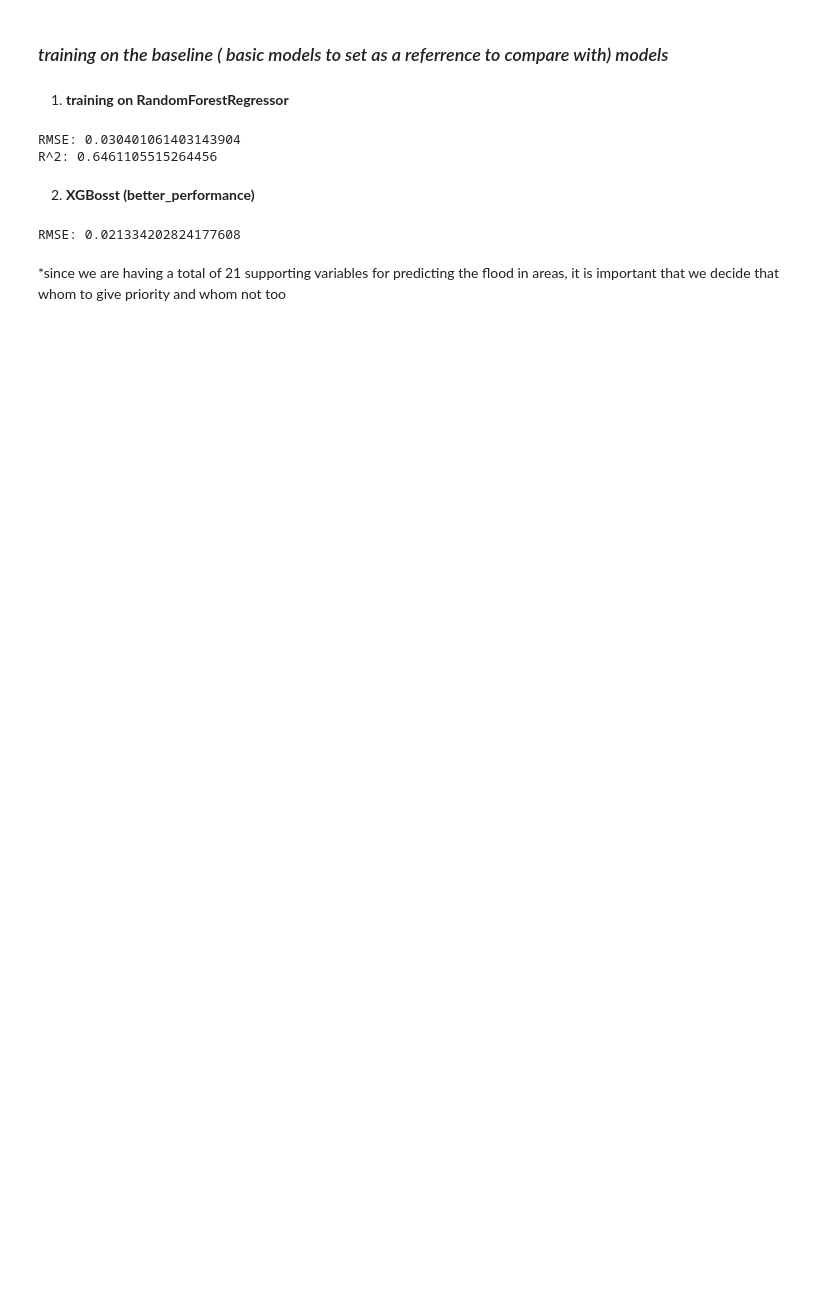
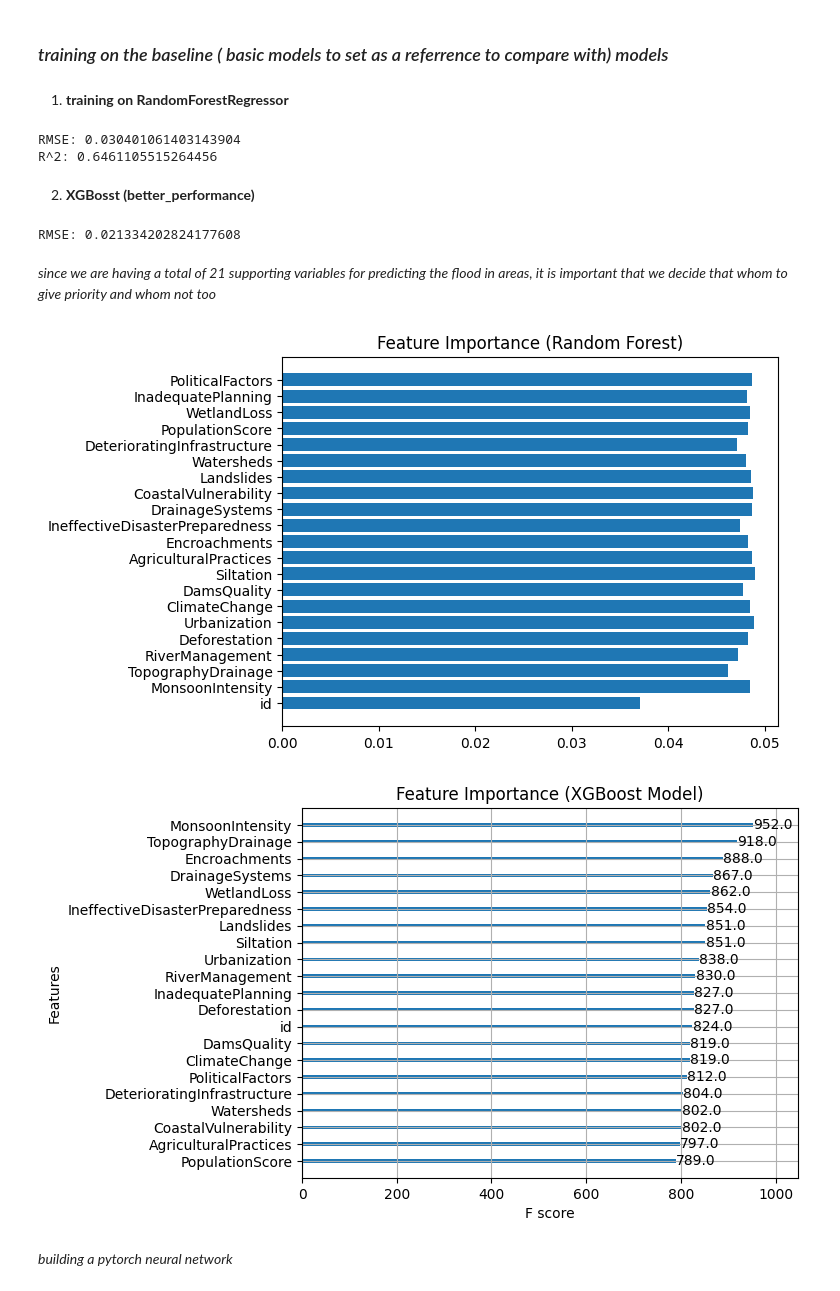
Before and after one commit to SOGeKING-NUL/Unit13-hacksync25, a Jupyter notebook: main.ipynb, the cells around one changed output. Saved outputs shown, nothing was run; the diff lists cells and outputs as text; code cells hidden in the pictures; blank space fills up the shorter version.

```diff
--- a/main.ipynb
+++ b/main.ipynb
@@ -122,4 +133,22 @@ print(f"RMSE: {mean_squared_error(y_test, y_predXGB, squared=False)}")
 # %% [output]
 RMSE: 0.021334202824177608
 # %% [markdown]
-*since we are having a total of 21 supporting variables for predicting the flood in areas, it is important that we decide that whom to give priority and whom not too
+*since we are having a total of 21 supporting variables for predicting the flood in areas, it is important that we decide that whom to give priority and whom not too*
+# %%
+import matplotlib.pyplot as plt
+
+#For Random Forest
+plt.barh(X_train.columns, ran_forest.feature_importances_)
+plt.title("Feature Importance (Random Forest)")
+plt.show()
+
+#For XGBoost
+xgb.plot_importance(xgbModel)
+plt.title("Feature Importance (XGBoost Model)")
+
+plt.show()
+# %% [output]
+[figure, added]
+[figure, added]
+# %% [markdown]
+*building a pytorch neural network*
```
Also changed, not shown: parts of 2 cells of this notebook, 5 other files.
